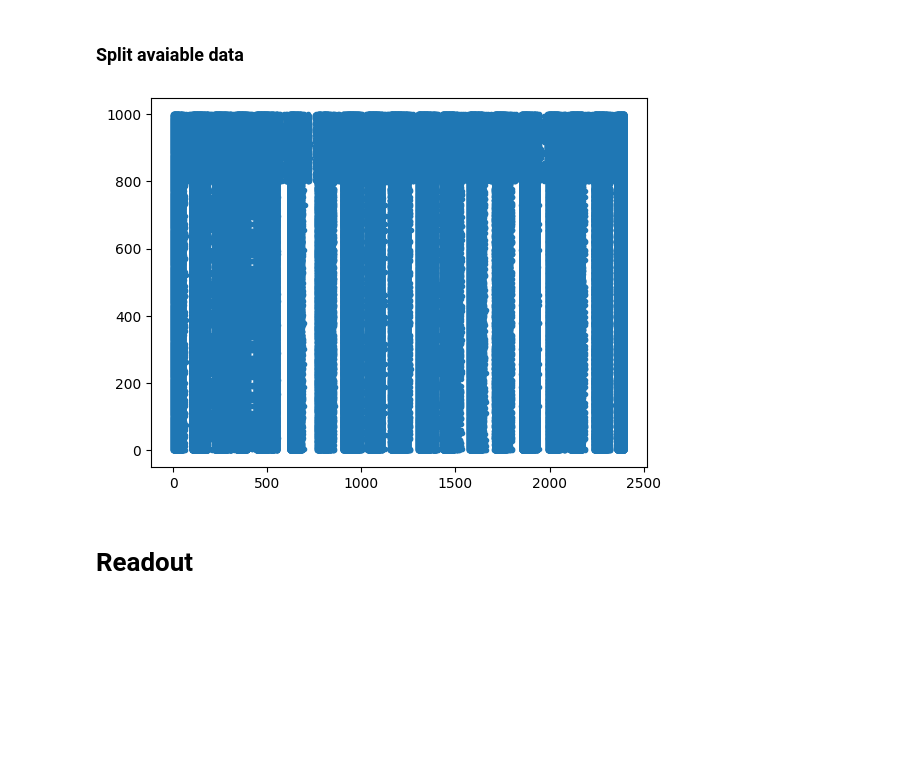
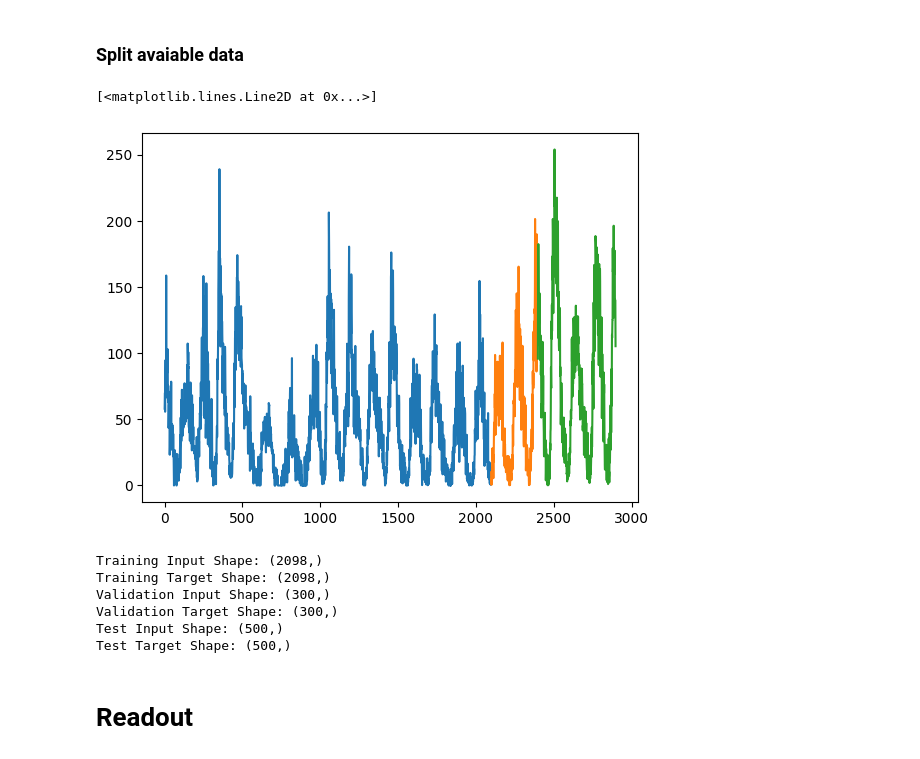
Before and after one commit to U-n-Own/UniversityNotes, a Jupyter notebook: Assignments/ComputationalNeuroscience/BonusTrack-LSM/LiquidStateMachines.ipynb, the cells around one changed output. Saved outputs shown, nothing was run; the diff lists cells and outputs as text; code cells hidden in the pictures; blank space fills up the shorter version.

```diff
--- a/Assignments/ComputationalNeuroscience/BonusTrack-LSM/LiquidStateMachines.ipynb
+++ b/Assignments/ComputationalNeuroscience/BonusTrack-LSM/LiquidStateMachines.ipynb
@@ -29,13 +57,5 @@ for i in range(0, len(solar_dataset)):
 plt.show()
 # %% [output]
 [figure]
-# %%
-# Split in train and test
-offset = 1
-#first 2398 are for training
-input_dataset = solar_dataset[:,:-offset]
-#X = solar_dataset[0][0:2398]
-#test = solar_dataset[0][2398:]
-target_data = solar_dataset[:,offset:]
 # %% [markdown]
 ### Split avaiable data
@@ -43,0 +62,11 @@ input_training, input_test = input_dataset[0][:2398], input_dataset[0][2398:]
+# %%
+# Squeeze the dimensions of the target arrays
+training_target = np.squeeze(training_target)
+
+input_dataset = np.squeeze(input_dataset)
+target_dataset = np.squeeze(target_dataset)
+
+
+
+#input_dataset = solar_dataset[:, :-1]
+#target_dataset = solar_dataset[:, 1:]
@@ -44,3 +77,26 @@ input_training, input_test = input_dataset[0][:2398], input_dataset[0][2398:]
+# %%
+plt.plot(input_training)
+# Append in the graph after the training data the validation data skip for plotting validation the first len(input_training) values
+plt.plot(np.arange(len(input_training), len(input_training) + len(input_validation)), input_validation)
+plt.plot(np.arange(len(input_training) + len(input_validation), len(input_training) + len(input_validation) + len(input_testing)), input_testing)
+# %% [output]
+[<matplotlib.lines.Line2D at 0x...>]
+[figure, added]
+# %%
+# Verify shapes
+print("Training Input Shape:", input_training.shape)
+print("Training Target Shape:", target_training.shape)
+print("Validation Input Shape:", input_validation.shape)
+print("Validation Target Shape:", target_validation.shape)
+print("Test Input Shape:", input_testing.shape)
+print("Test Target Shape:", target_testing.shape)
+# %% [output]
+Training Input Shape: (2098,)
+Training Target Shape: (2098,)
+Validation Input Shape: (300,)
+Validation Target Shape: (300,)
+Test Input Shape: (500,)
+Test Target Shape: (500,)
 # %%
 
 # Divide data in train, valid, test
@@ -110,12 +166,5 @@ def modified_lsm(input):
 
     # in the end states is 1000 x number of time steps
     return states, firings
-# %%
-#plt.figure(figsize=[15,10])
-input_data = input_training
-#input_data = np.random.rand(10000)  # Replace with your input data
-states, firings = modified_lsm(input_data)
-# %% [output]
-[figure, removed]
 # %% [markdown]
 # Readout
```
Also changed, not shown: parts of 20 cells of this notebook.
